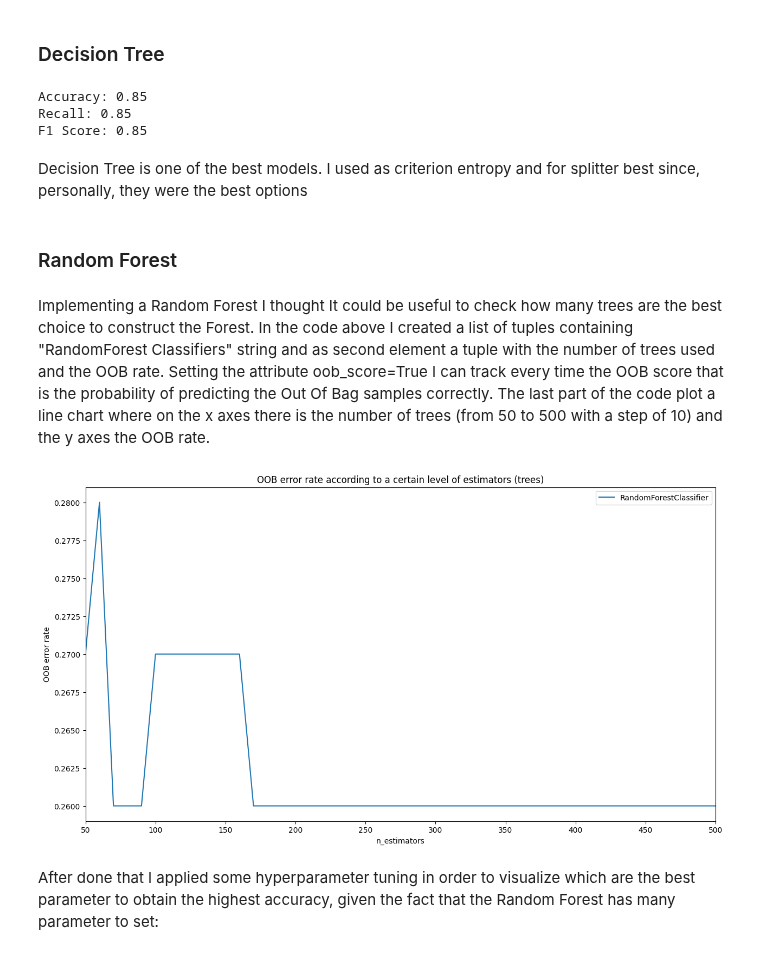
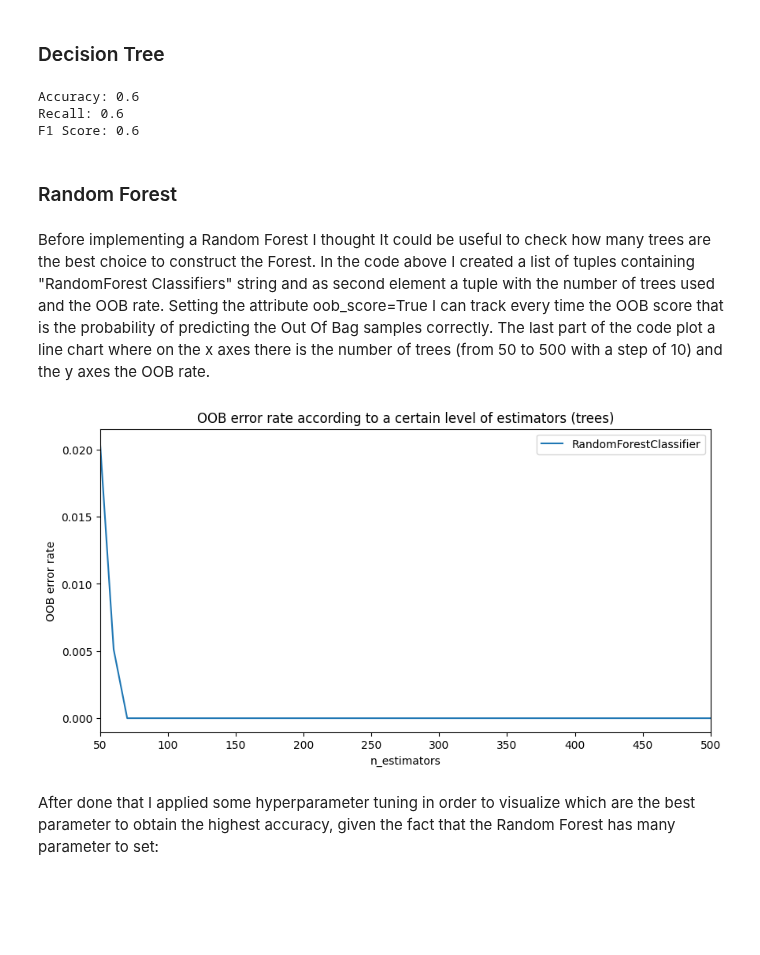
Before and after one commit to riccardo-borgo/Sentiment-Analysis-Amazon, a Jupyter notebook: models.ipynb, the cells around one changed output. Cells and saved outputs as stored; diff of their text form; code cells hidden in the pictures; blank space fills up the shorter version.

```diff
--- a/models.ipynb
+++ b/models.ipynb
@@ -109,29 +103,0 @@ As you can see the näive bayes classifiers performs pretty bad, probably due to
-# %%
-cm = confusion_matrix(Y_test, y_pred)
-
-# Plot confusion matrix using 'cm' module from matplotlib
-fig, ax = plt.subplots()
-im = ax.imshow(cm, interpolation='nearest', cmap=Blues)
-ax.set_title("Confusion Matrix")
-plt.colorbar(im)
-
-# Add labels to matrix cells
-classes = ['Bad', 'Good', 'Neutral']
-tick_marks = np.arange(len(classes))
-ax.set_xticks(tick_marks)
-ax.set_yticks(tick_marks)
-ax.set_xticklabels(classes)
-ax.set_yticklabels(classes)
-
-# Add numerical values inside the matrix cells
-thresh = cm.max() / 2.
-for i in range(cm.shape[0]):
-    for j in range(cm.shape[1]):
-        ax.text(j, i, format(cm[i, j], 'd'),
-                 ha="center", va="center",
-                 color="white" if cm[i, j] > thresh else "black")
-
-ax.set_ylabel("True Label")
-ax.set_xlabel("Predicted Label")
-plt.tight_layout()
-plt.show()
@@ -169,60 +120,58 @@ I thought could be interesting to compare the Näive Bayes with the Multinomial
 dt = DecisionTreeClassifier(criterion='entropy', random_state=42, splitter='best')
 
 # Train the classifier
-dt.fit(X_train, Y_train)
+dt.fit(X_train_res, y_train_res)
 
 # Make predictions on the test set
 y_pred = dt.predict(X_test)
 
 # Calculate the accuracy of the classifier
-accuracy_dt = accuracy_score(Y_test, y_pred)
-recall_dt = recall_score(Y_test, y_pred, average='micro')
-f1_score_dt = f1_score(Y_test, y_pred, average='micro')
+accuracy_dt = accuracy_score(y_test, y_pred)
+recall_dt = recall_score(y_test, y_pred, average='micro')
+f1_score_dt = f1_score(y_test, y_pred, average='micro')
 print("Accuracy:", accuracy_dt)
 print("Recall:", recall_dt)
 print("F1 Score:", f1_score_dt)
 # %% [output]
-Accuracy: 0.85
-Recall: 0.85
-F1 Score: 0.85
+Accuracy: 0.6
+Recall: 0.6
+F1 Score: 0.6
-# %% [markdown]
-Decision Tree is one of the best models. I used as criterion entropy and for splitter best since, personally, they were the best options
 # %% [markdown]
 ### Random Forest
 # %% [markdown]
-Implementing a Random Forest I thought It could be useful to check how many trees are the best choice to construct the Forest. In the code above I created a list of tuples containing "RandomForest Classifiers" string and as second element a tuple with the number of trees used and the OOB rate. Setting the attribute oob_score=True I can track every time the OOB score that is the probability of predicting the Out Of Bag samples correctly. The last part of the code plot a line chart where on the x axes there is the number of trees (from 50 to 500 with a step of 10) and the y axes the OOB rate.
+Before implementing a Random Forest I thought It could be useful to check how many trees are the best choice to construct the Forest. In the code above I created a list of tuples containing "RandomForest Classifiers" string and as second element a tuple with the number of trees used and the OOB rate. Setting the attribute oob_score=True I can track every time the OOB score that is the probability of predicting the Out Of Bag samples correctly. The last part of the code plot a line chart where on the x axes there is the number of trees (from 50 to 500 with a step of 10) and the y axes the OOB rate.
 # %%
 ensemble_rf = [
     ("RandomForestClassifier", RandomForestClassifier(warm_start=True, oob_score=True, random_state=42))
 ]
 
 error_rate = OrderedDict((label, []) for label, _ in ensemble_rf)
 
 
 min_estimators = 50
 max_estimators = 500
 
 for label, rf in ensemble_rf:
     for i in range(min_estimators, max_estimators + 1, 10):
         rf.set_params(n_estimators=i, random_state = 42)
-        rf.fit(X, Y)
+        rf.fit(X_train_res, y_train_res)
         oob_error = 1 - rf.oob_score_
         error_rate[label].append((i, oob_error))
 
 
 for label, clf_err in error_rate.items():
     xs, ys = zip(*clf_err) # unzip the tuple with number of trees and OOB error
-    plt.figure(figsize=(15,8))
+    plt.figure(figsize=(10,5))
     plt.plot(xs, ys, label=label)
 
 plt.xlim(min_estimators, max_estimators)
 plt.xlabel("n_estimators")
 plt.ylabel("OOB error rate")
 plt.title('OOB error rate according to a certain level of estimators (trees)')
 plt.legend(loc="upper right")
 plt.show()
 # %% [output]
-[figure, old version]
+[figure, new version]
 # %% [markdown]
 After done that I applied some hyperparameter tuning in order to visualize which are the best parameter to obtain the highest accuracy, given the fact that the Random Forest has many parameter to set:
 # %%
```
Also changed, not shown: parts of 22 cells of this notebook.
